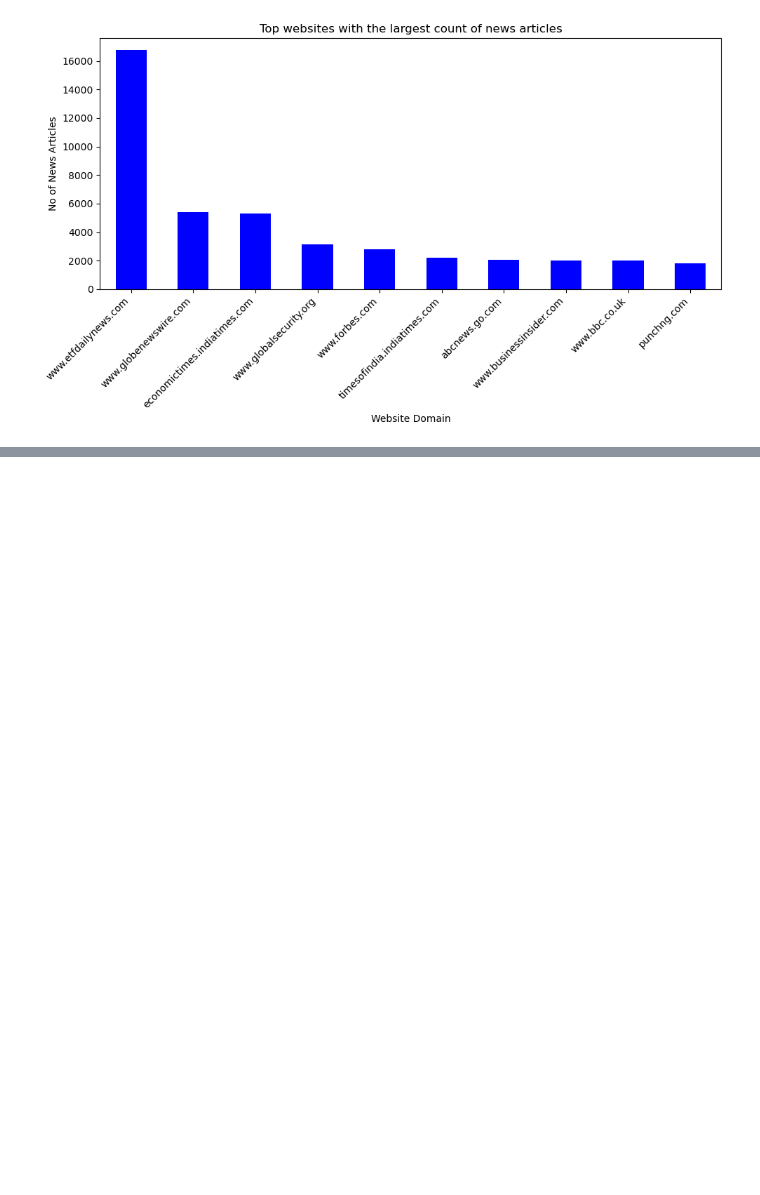
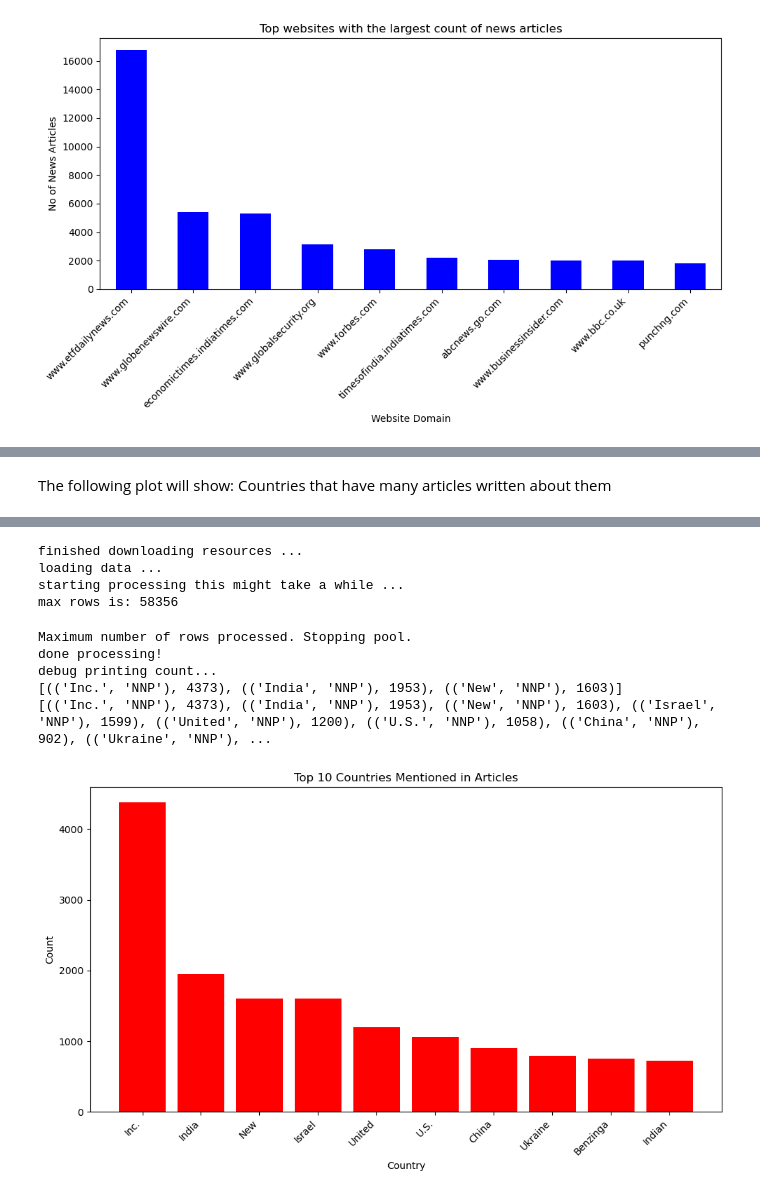
Before and after one commit to binilet/X-10-week0-news_correlation_10ac_week0-news_correlation_10ac_week0, a Jupyter notebook: notebooks/news_analysis.ipynb, the cells around one changed output, grey strips where cells are left out. Cells and saved outputs as stored; diff of their text form; code cells hidden in the pictures; blank space fills up the shorter version.

```diff
--- a/notebooks/news_analysis.ipynb
+++ b/notebooks/news_analysis.ipynb
@@ -84,0 +121,30 @@ Name: RefIPs, dtype: int64
+# %% [markdown]
+The following plot will show: Countries that have many articles written about them
+# %%
+import sys, os
+if os.path.abspath("..") not in sys.path:
+    sys.path.insert(0, os.path.abspath(".."))
+
+import matplotlib.pyplot as plt
+
+from src.utils import find_popular_articles
+from src.loader import NewsDataLoader
+
+loader = NewsDataLoader()
+popular_countries_data = loader.load_data('../data/data.csv/rating.csv')
+
+popular_articles = find_popular_articles(popular_countries_data)
+print(popular_articles)
+
+countries = [country for (country, _), count in popular_articles]
+counts = [count for (_, _), count in popular_articles]
+
+plt.figure(figsize=(10, 6))
+plt.bar(countries, counts, color='red')
+plt.title('Top 10 Countries Mentioned in Articles')
+plt.xlabel('Country')
+plt.ylabel('Count')
+plt.xticks(rotation=45, ha='right')
+plt.tight_layout()
+plt.show()
+# %% [output]
@@ -84,0 +165,10 @@ Name: RefIPs, dtype: int64
+finished downloading resources ...
+loading data ...
+starting processing this might take a while ...
+max rows is: 58356
+Maximum number of rows processed. Stopping pool.
+done processing!
+debug printing count...
+[(('Inc.', 'NNP'), 4373), (('India', 'NNP'), 1953), (('New', 'NNP'), 1603)]
+[(('Inc.', 'NNP'), 4373), (('India', 'NNP'), 1953), (('New', 'NNP'), 1603), (('Israel', 'NNP'), 1599), (('United', 'NNP'), 1200), (('U.S.', 'NNP'), 1058), (('China', 'NNP'), 902), (('Ukraine', 'NNP'), ...
+[figure, added]
```
Also changed, not shown: parts of 7 cells of this notebook, 1 other file.
